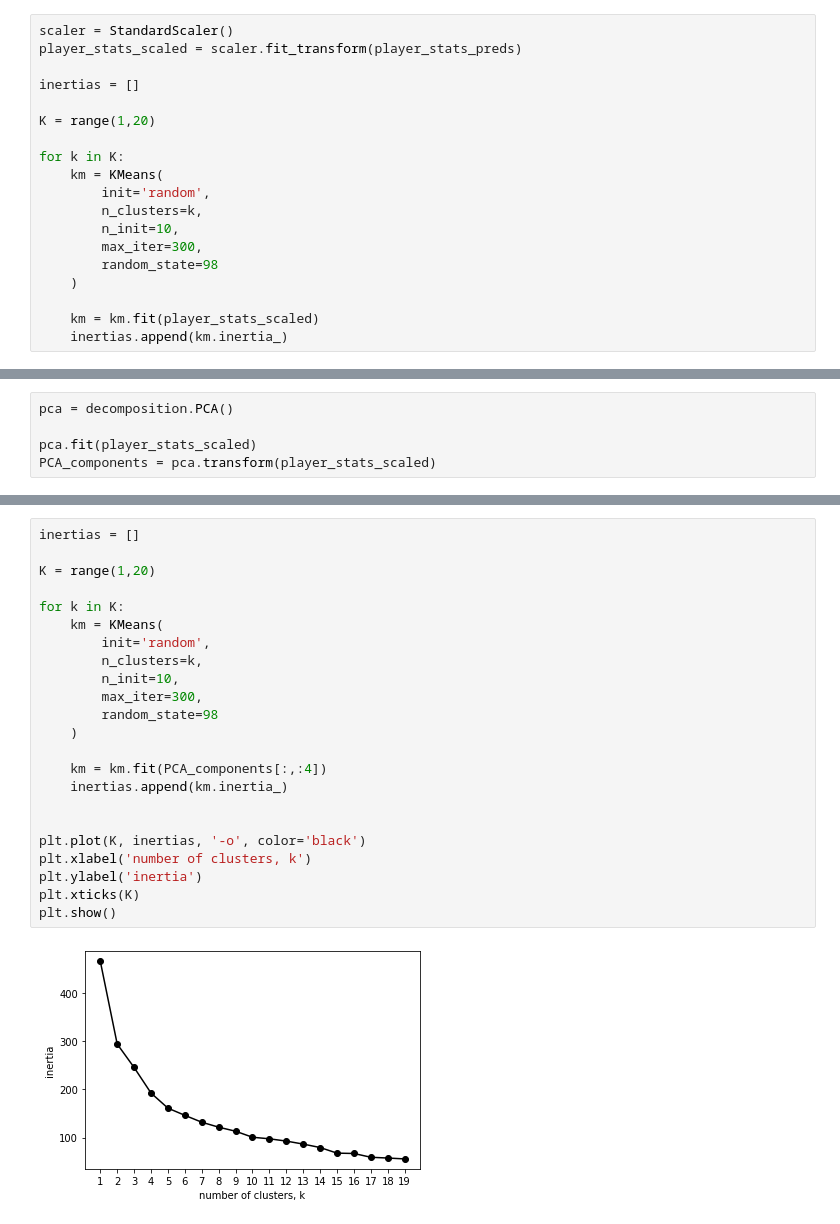
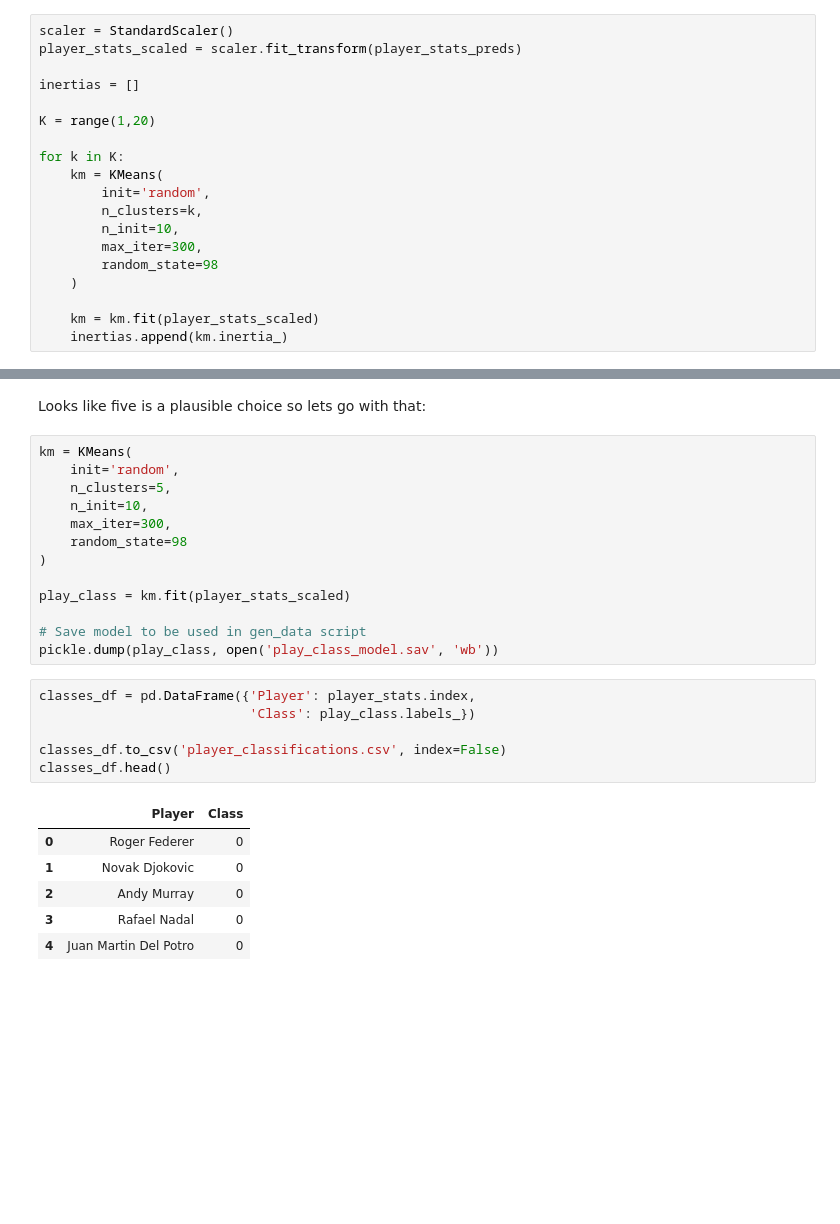
Before and after one commit to JohnOnt/Tennis_Classification, a Jupyter notebook: classify.ipynb, the cells around one changed output, grey strips where cells are left out. Drawn from its saved outputs; the diff is of its cells as text; blank space fills up the shorter version.

```diff
--- a/classify.ipynb
+++ b/classify.ipynb
@@ -256,5 +224,0 @@ Well that elbow plot isn't very encouragin, lets try some PCA?
-# %%
-pca = decomposition.PCA()
-
-pca.fit(player_stats_scaled)
-PCA_components = pca.transform(player_stats_scaled)
@@ -272,25 +225,28 @@ Text(0, 0.5, 'PCA 2')
-# %%
-inertias = []
-
-K = range(1,20)
-
-for k in K:
-    km = KMeans(
-        init='random',
-        n_clusters=k,
-        n_init=10,
-        max_iter=300,
-        random_state=98
-    )
-
-    km = km.fit(PCA_components[:,:4])
-    inertias.append(km.inertia_)
-
-
-plt.plot(K, inertias, '-o', color='black')
-plt.xlabel('number of clusters, k')
-plt.ylabel('inertia')
-plt.xticks(K)
-plt.show()
-# %% [output]
-[figure, removed]
+# %% [markdown]
+Looks like five is a plausible choice so lets go with that:
+# %%
+km = KMeans(
+    init='random',
+    n_clusters=5,
+    n_init=10,
+    max_iter=300,
+    random_state=98
+)
+
+play_class = km.fit(player_stats_scaled)
+
+# Save model to be used in gen_data script
+pickle.dump(play_class, open('play_class_model.sav', 'wb'))
+# %%
+classes_df = pd.DataFrame({'Player': player_stats.index,
+                           'Class': play_class.labels_})
+
+classes_df.to_csv('player_classifications.csv', index=False)
+classes_df.head()
+# %% [output]
+|  | Player | Class |
+| 0 | Roger Federer | 0 |
+| 1 | Novak Djokovic | 0 |
+| 2 | Andy Murray | 0 |
+| 3 | Rafael Nadal | 0 |
+| 4 | Juan Martin Del Potro | 0 |
```
Also changed, not shown: parts of 13 cells of this notebook, 6 other files.
